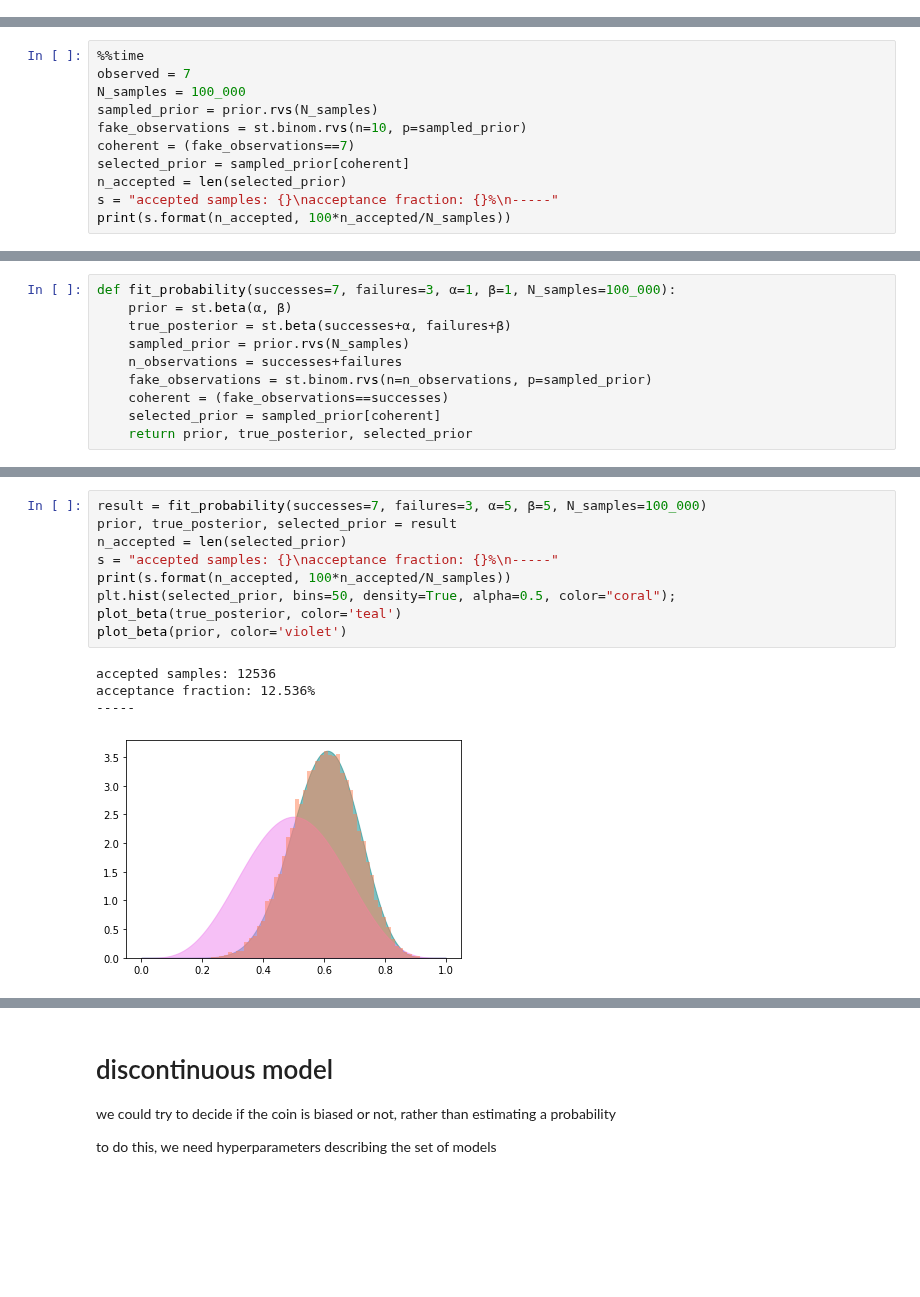
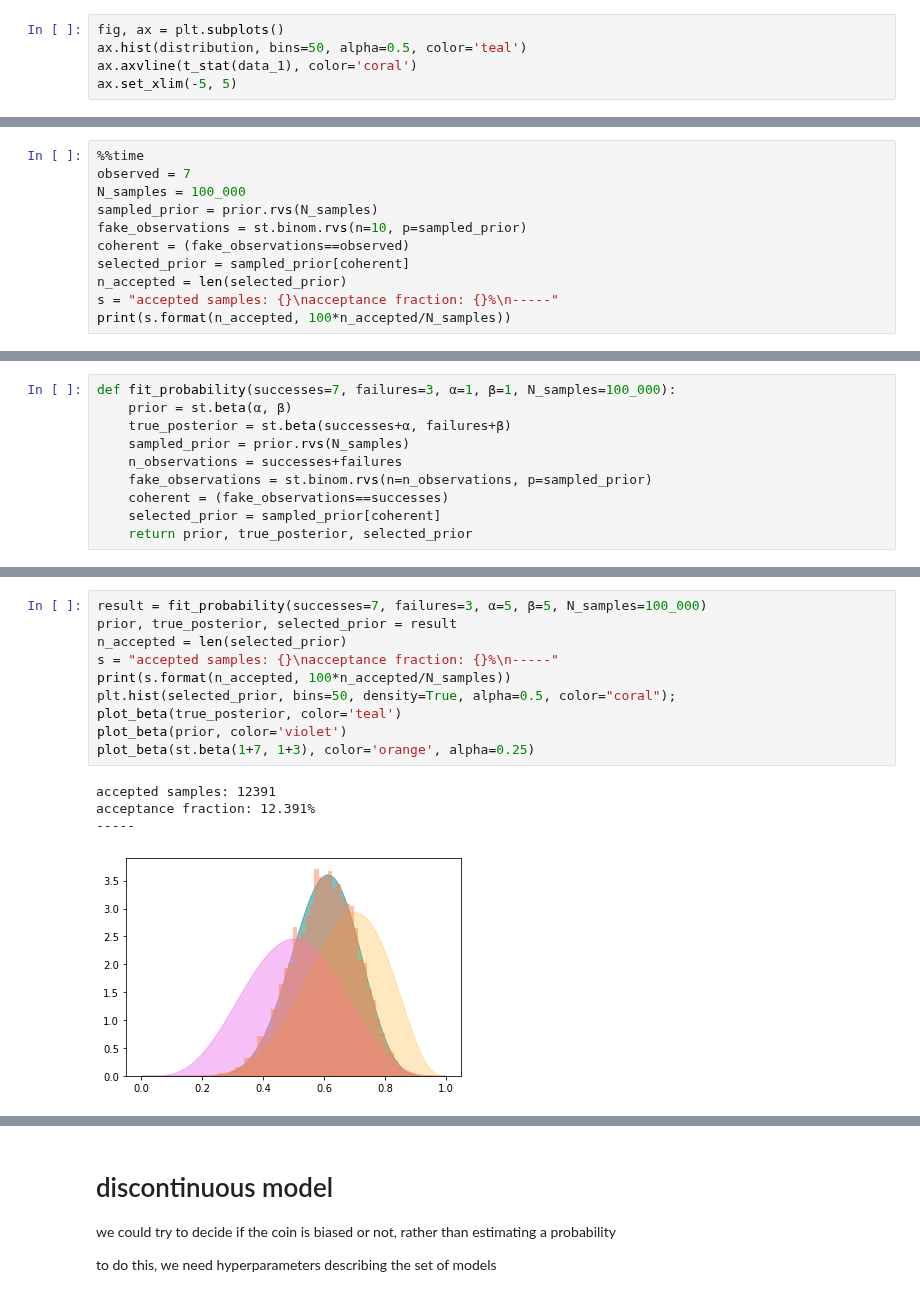
Before and after one commit to UniboDIFABiophysics/programmingCourseDIFA, a Jupyter notebook: Lesson_AF_09_random_sampling_and_statistics.ipynb, the cells around one changed output, grey strips where cells are left out. Cells and saved outputs as stored; diff of their text form; blank space fills up the shorter version.

```diff
--- a/Lesson_AF_09_random_sampling_and_statistics.ipynb
+++ b/Lesson_AF_09_random_sampling_and_statistics.ipynb
@@ -11,0 +51,5 @@ given two observation, we can compute
+# %%
+fig, ax = plt.subplots()
+ax.hist(distribution, bins=50, alpha=0.5, color='teal')
+ax.axvline(t_stat(data_1), color='coral')
+ax.set_xlim(-5, 5)
@@ -90,7 +190,7 @@ observed = 7
 N_samples = 100_000
 sampled_prior = prior.rvs(N_samples)
 fake_observations = st.binom.rvs(n=10, p=sampled_prior)
-coherent = (fake_observations==7)
+coherent = (fake_observations==observed)
 selected_prior = sampled_prior[coherent]
 n_accepted = len(selected_prior)
 s = "accepted samples: {}\nacceptance fraction: {}%\n-----"
@@ -163,17 +253,18 @@ acceptance fraction: 11.192%
 # %%
 result = fit_probability(successes=7, failures=3, α=5, β=5, N_samples=100_000)
 prior, true_posterior, selected_prior = result
 n_accepted = len(selected_prior)
 s = "accepted samples: {}\nacceptance fraction: {}%\n-----"
 print(s.format(n_accepted, 100*n_accepted/N_samples))
 plt.hist(selected_prior, bins=50, density=True, alpha=0.5, color="coral");
 plot_beta(true_posterior, color='teal')
 plot_beta(prior, color='violet')
+plot_beta(st.beta(1+7, 1+3), color='orange', alpha=0.25)
 # %% [output]
-accepted samples: 12536
-acceptance fraction: 12.536%
+accepted samples: 12391
+acceptance fraction: 12.391%
 -----
-[figure, old version]
+[figure, new version]
 # %%
 result = fit_probability(successes=7, failures=3, α=50, β=50, N_samples=100_000)
 prior, true_posterior, selected_prior = result
```
Also changed, not shown: parts of 60 cells of this notebook.
